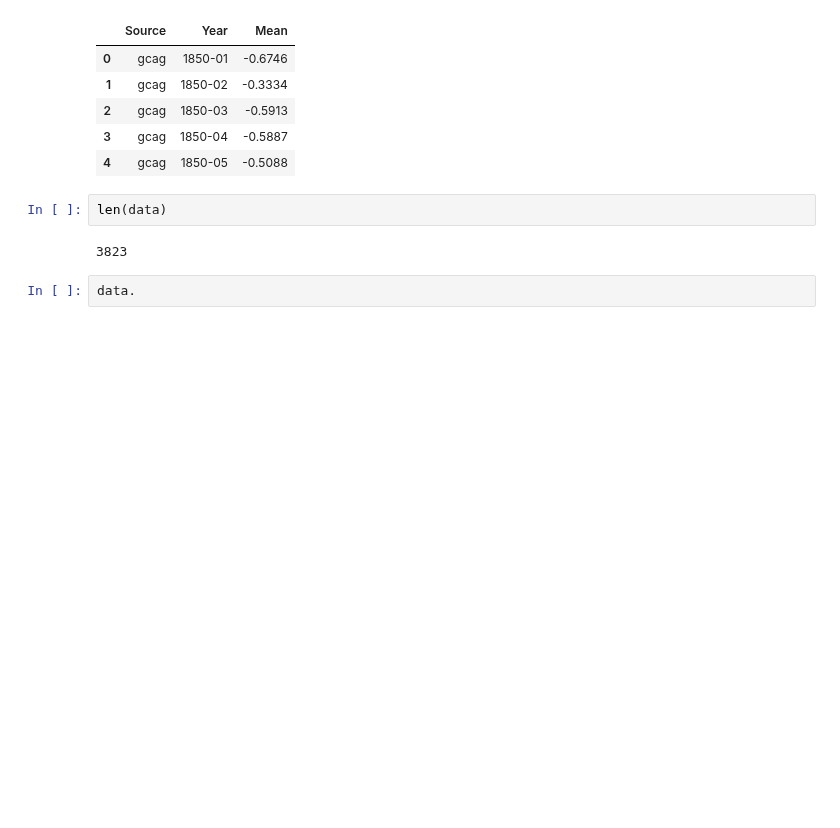
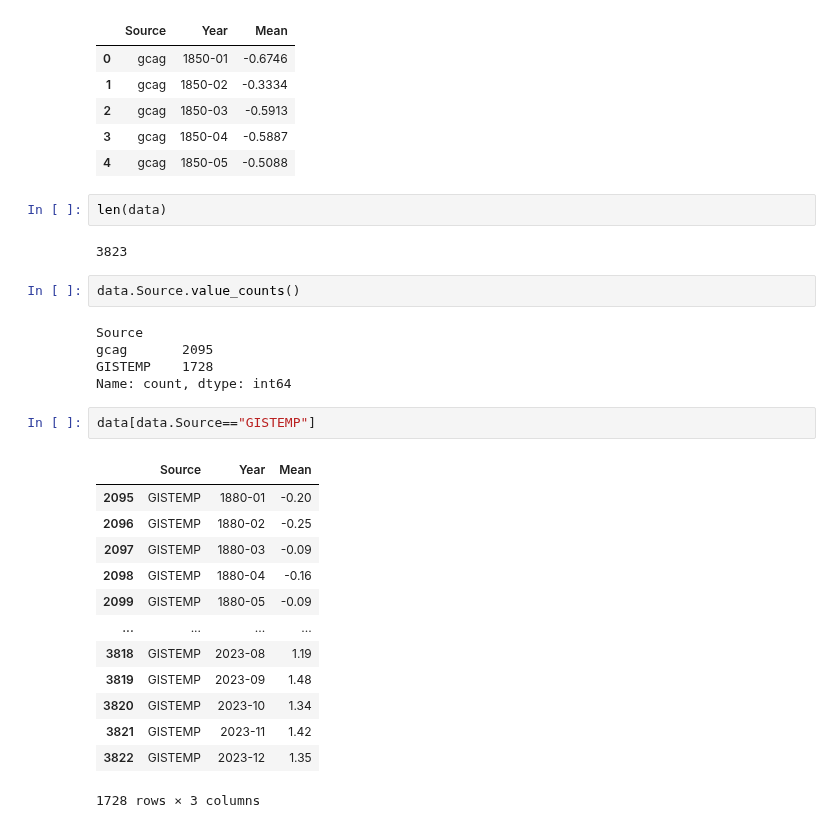
Before and after one commit to imdwipayana/Battlefield, a Jupyter notebook: DuckDB/TimeSeries/Anomaly_Detection/anomaly_detection.ipynb, the cells around one changed output. Drawn from its saved outputs; the diff is of its cells as text; blank space fills up the shorter version.

```diff
--- a/DuckDB/TimeSeries/Anomaly_Detection/anomaly_detection.ipynb
+++ b/DuckDB/TimeSeries/Anomaly_Detection/anomaly_detection.ipynb
@@ -22,4 +24,25 @@ len(data)
 # %% [output]
 3823
 # %%
-data.
+data.Source.value_counts()
+# %% [output]
+Source
+gcag       2095
+GISTEMP    1728
+Name: count, dtype: int64
+# %%
+data[data.Source=="GISTEMP"]
+# %% [output]
+|  | Source | Year | Mean |
+| 2095 | GISTEMP | 1880-01 | -0.20 |
+| 2096 | GISTEMP | 1880-02 | -0.25 |
+| 2097 | GISTEMP | 1880-03 | -0.09 |
+| 2098 | GISTEMP | 1880-04 | -0.16 |
+| 2099 | GISTEMP | 1880-05 | -0.09 |
+| ... | ... | ... | ... |
+| 3818 | GISTEMP | 2023-08 | 1.19 |
+| 3819 | GISTEMP | 2023-09 | 1.48 |
+| 3820 | GISTEMP | 2023-10 | 1.34 |
+| 3821 | GISTEMP | 2023-11 | 1.42 |
+| 3822 | GISTEMP | 2023-12 | 1.35 |
+1728 rows × 3 columns
```
Also changed, not shown: parts of 6 cells of this notebook.
